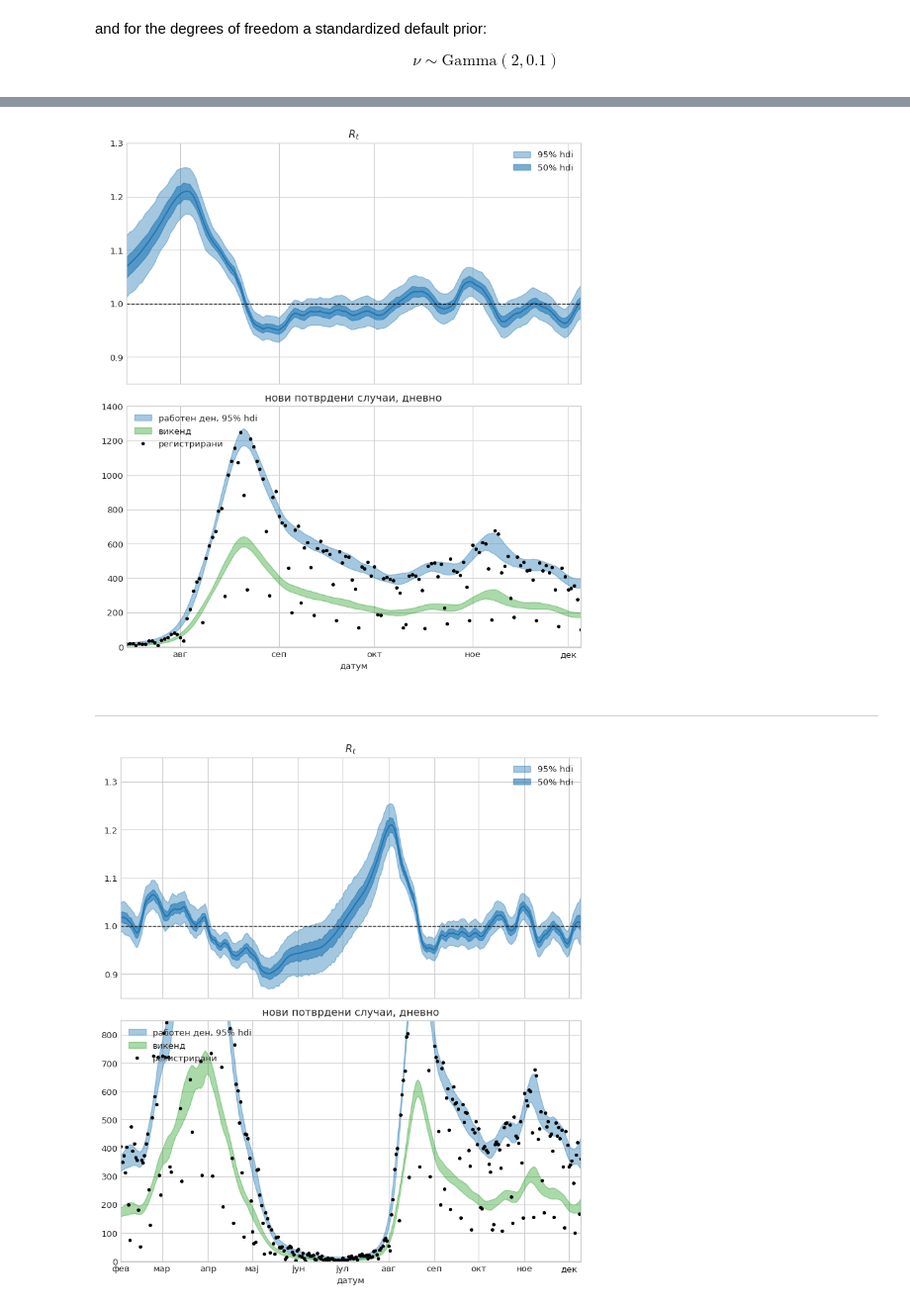
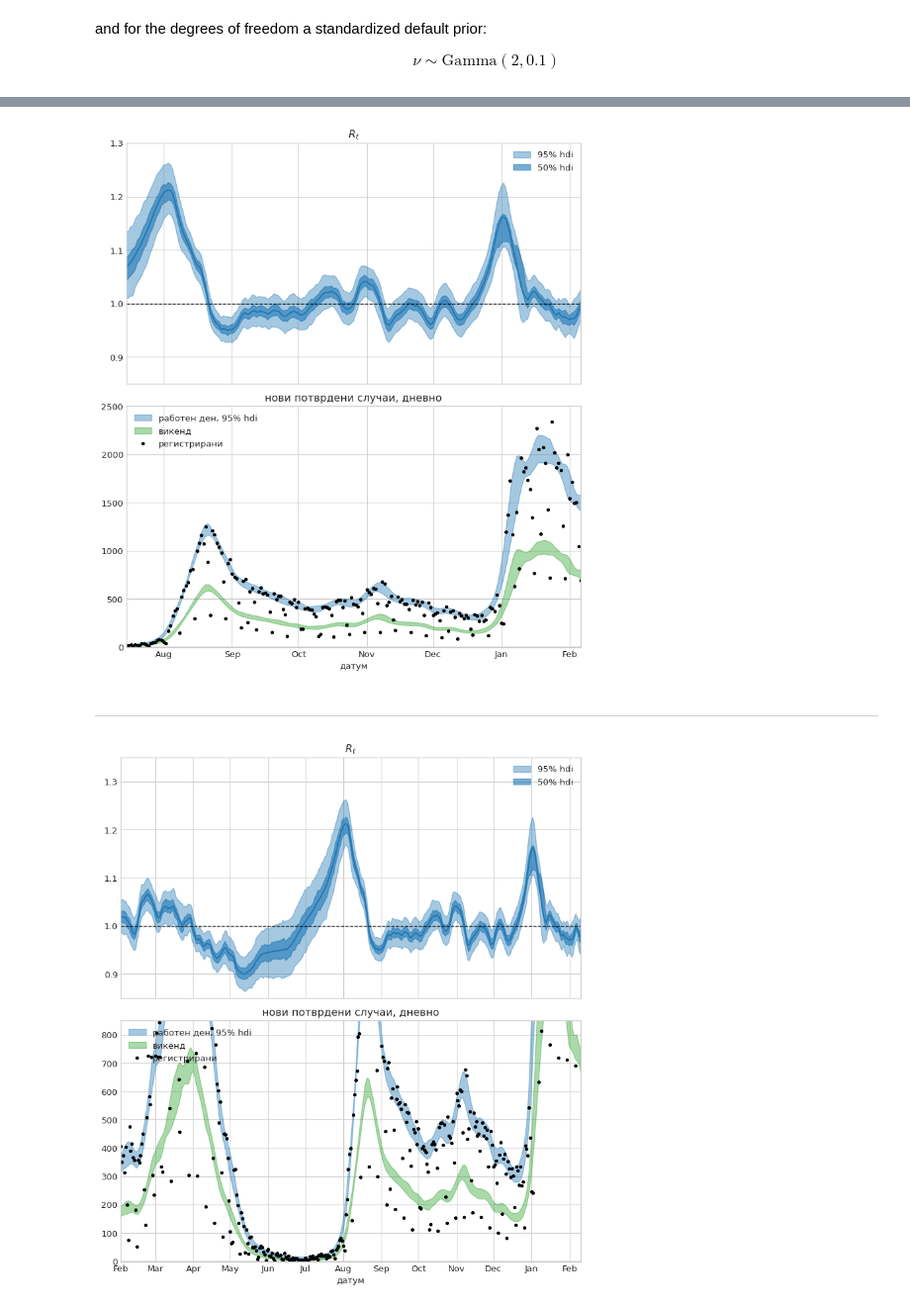
Before and after one commit to petrushev/bayesian-modeling, a Jupyter notebook: 07 covid19/simple-MK.ipynb, the cells around one changed output, grey strips where cells are left out. Shown at 99% size. Cells and saved outputs as stored; diff of their text form; code cells hidden in the pictures.

```diff
--- a/07 covid19/simple-MK.ipynb
+++ b/07 covid19/simple-MK.ipynb
@@ -183,5 +183,5 @@ None
 # %%
-locale.setlocale(6, 'mk_MK.UTF-8')
+# locale.setlocale(6, 'mk_MK.UTF-8')
 
 fig, (ax1, ax2) = plt.subplots(2, 1, figsize=(8, 9), sharex=True)
 tmp = az.hdi(trace6['R'] , hdi_prob=0.95)
@@ -208,7 +208,7 @@ ax2.fill_between(tmp.index, tmp[0].values, tmp[1].values, alpha=.4, label='ви
 
 ax2.plot(data['date'], data['cases.confirmed'],
          color='k', label='регистрирани', marker='.', linewidth=0)
-ax2.set(title='нови потврдени случаи, дневно', xlabel='датум', ylim=(-1, 1400),
+ax2.set(title='нови потврдени случаи, дневно', xlabel='датум', ylim=(-1, 2500),
         xlim=(date(2021, 7, 15), data.iloc[-5].date))
 
 ax2.legend(loc='upper left')
@@ -219,11 +219,11 @@ fig.tight_layout()
 fig.savefig('mk_daily_R.png')
 None
 # %% [output]
-[figure, old version]
+[figure, new version]
 # %% [markdown]
 ---
 # %%
-locale.setlocale(6, 'mk_MK.UTF-8')
+# locale.setlocale(6, 'mk_MK.UTF-8')
 
 fig, (ax1, ax2) = plt.subplots(2, 1, figsize=(8, 9), sharex=True)
 tmp = az.hdi(trace6['R'] , hdi_prob=0.95)
@@ -233,31 +233,31 @@ tmp.mean_.plot(ax=ax1, label='')
 ax1.fill_between(tmp.index, tmp[0].values, tmp[1].values, alpha=.4, color='C0', label='95% hdi')
 
 tmp = az.hdi(trace6['R'] , hdi_prob=0.5)
 tmp = pd.DataFrame(tmp, index=data['date'])
 ax1.fill_between(tmp.index, tmp[0].values, tmp[1].values, alpha=.6, color='C0', label='50% hdi')
 
 ax1.axhline(1, linestyle='--', linewidth=1, color='k')
 ax1.set(title='$R_t$', xlabel='датум', ylim=(0.85, 1.35))
 ax1.legend()
 
 tmp = az.hdi(trace6['mu_true'] * trace6['w'][:, :5].mean(axis=1).reshape(-1, 1), hdi_prob=0.95)
 tmp = pd.DataFrame(tmp, index=data['date'])
 ax2.fill_between(tmp.index, tmp[0].values, tmp[1].values, alpha=.4, label='работен ден, 95% hdi', color='C0')
 
 tmp = az.hdi(trace6['mu_true'] * trace6['w'][:, 5:].mean(axis=1).reshape(-1, 1), hdi_prob=0.95)
 tmp = pd.DataFrame(tmp, index=data['date'])
 ax2.fill_between(tmp.index, tmp[0].values, tmp[1].values, alpha=.4, label='викенд', color='C2')
 
 ax2.plot(data['date'], data['cases.confirmed'],
          color='k', label='регистрирани', marker='.', linewidth=0)
 ax2.set(title='нови потврдени случаи, дневно', xlabel='датум', ylim=(-1, 850),
         xlim=(date(2021, 2, 1), None))
 
 ax2.legend(loc='upper left')
 ax2.xaxis.set_major_locator(mdates.MonthLocator())
 ax2.xaxis.set_major_formatter(mdates.DateFormatter('%b'))
 
 fig.tight_layout()
 None
 # %% [output]
-[figure, old version]
+[figure, new version]
```
Also changed, not shown: parts of 6 cells of this notebook, 2 other files.
